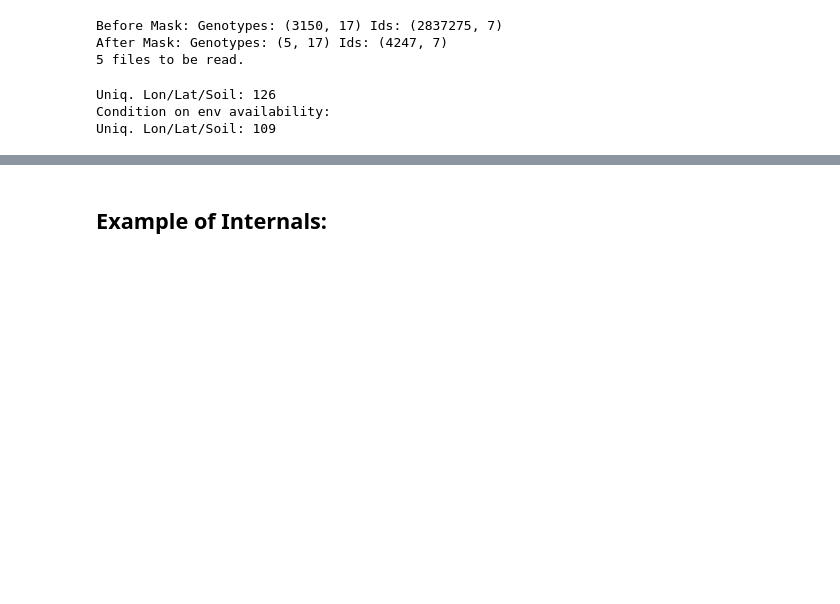
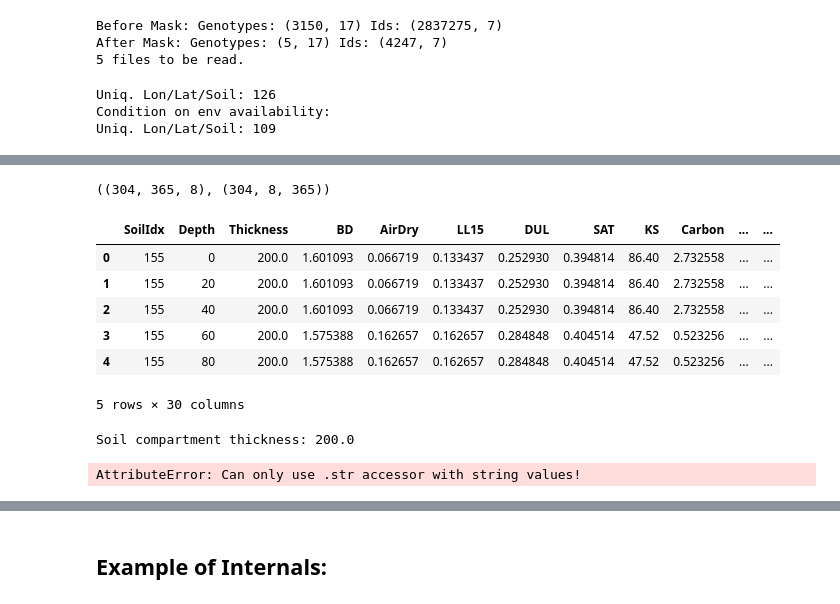
Before and after one commit to DanielKick-USDA/apsimxml, a Jupyter notebook: nbs/02_parquet_dataloader.ipynb, the cells around one changed output, grey strips where cells are left out. Drawn from its saved outputs; the diff is of its cells as text; code cells hidden in the pictures; blank space fills up the shorter version.

Commit message:
Added examples for building lookups and tensors for enviromental and 'genotypic' data.

```diff
--- a/nbs/02_parquet_dataloader.ipynb
+++ b/nbs/02_parquet_dataloader.ipynb
@@ -309,0 +417,17 @@ Uniq. Lon/Lat/Soil: 109
+# %%
+# let's also allow for an operations string so that we can _request_ data in a specific format instead of changing it after the fact.
+ops_string = 's d m -> s m d'
+
+ops = ops_string.replace(' ', '').split('->')
+
+
+dim_order = [i
+ for e in ops[1]
+ for i in range(len(ops[0]))
+ if e == ops[0][i]
+ ]
+
+
+m.shape, einops.rearrange(m, ops_string).shape
+# %% [output]
+((304, 365, 8), (304, 8, 365))
@@ -309,0 +442,52 @@ Uniq. Lon/Lat/Soil: 109
+# %%
+# self.ssurgo_data = self.ssurgo_data.reset_index(drop = True)
+s = x.ssurgo_data
+
+metadata = [
+    'SoilIdx',
+    ]
+metrics = [
+    'BD',
+    'AirDry',
+    'LL15',
+    'DUL',
+    'SAT',
+    'KS',
+    'Carbon',
+    'SoilCNRatio',
+    'FOM',
+    'FOM.CN',
+    'FBiom',
+    'FInert',
+    'NO3N',
+    'NH4N',
+    'PH',
+    'ParticleSizeClay',
+    'ParticleSizeSilt',
+    'ParticleSizeSand',
+    'Maize.KL',
+    'Maize.LL',
+    'Maize.XF',
+    # 'Soybean.KL',
+    # 'Soybean.LL',
+    # 'Soybean.XF',
+    # 'Wheat.KL',
+    # 'Wheat.LL',
+    # 'Wheat.XF'
+    ]
+
+s.head()
+# %% [output]
+|  | SoilIdx | Depth | Thickness | BD | AirDry | LL15 | DUL | SAT | KS | Carbon | ... | ... |
+| 0 | 155 | 0 | 200.0 | 1.601093 | 0.066719 | 0.133437 | 0.252930 | 0.394814 | 86.40 | 2.732558 | ... | ... |
+| 1 | 155 | 20 | 200.0 | 1.601093 | 0.066719 | 0.133437 | 0.252930 | 0.394814 | 86.40 | 2.732558 | ... | ... |
+| 2 | 155 | 40 | 200.0 | 1.601093 | 0.066719 | 0.133437 | 0.252930 | 0.394814 | 86.40 | 2.732558 | ... | ... |
+| 3 | 155 | 60 | 200.0 | 1.575388 | 0.162657 | 0.162657 | 0.284848 | 0.404514 | 47.52 | 0.523256 | ... | ... |
+| 4 | 155 | 80 | 200.0 | 1.575388 | 0.162657 | 0.162657 | 0.284848 | 0.404514 | 47.52 | 0.523256 | ... | ... |
+5 rows × 30 columns
+# %%
+# check that the soil slices are equally sized
+assert len(s.Thickness.unique()) == 1
+print(f'Soil compartment thickness: {s.Thickness[0]}')
+# %% [output]
+Soil compartment thickness: 200.0
@@ -309,0 +498,5 @@ Uniq. Lon/Lat/Soil: 109
+# %%
+# turn range into start of slice
+s['Depth'] = s['Depth'].str.split(pat = '-', expand = True)[0].astype(int)
+# %% [output]
+AttributeError: Can only use .str accessor with string values!
```
Also changed, not shown: parts of 15 cells of this notebook.
